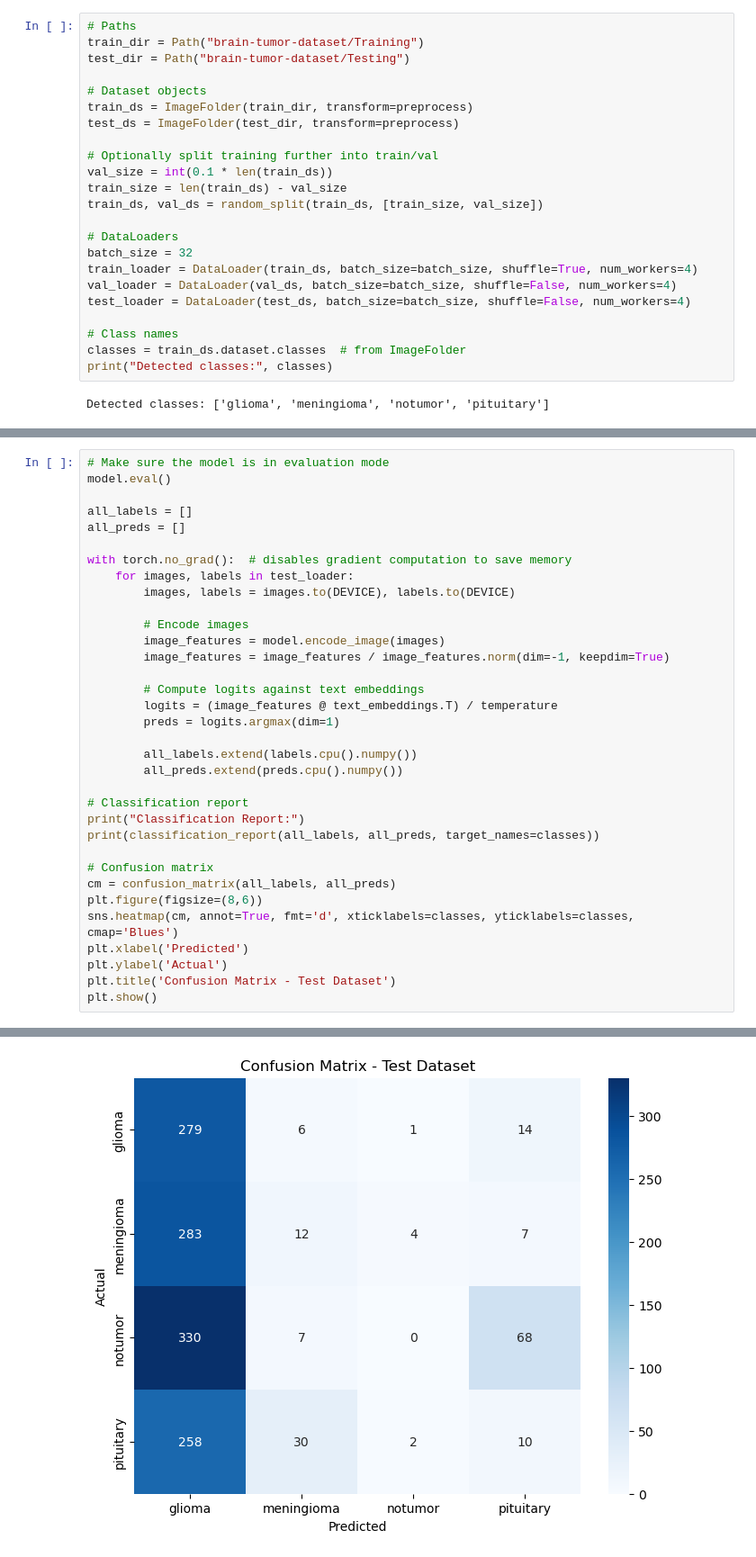
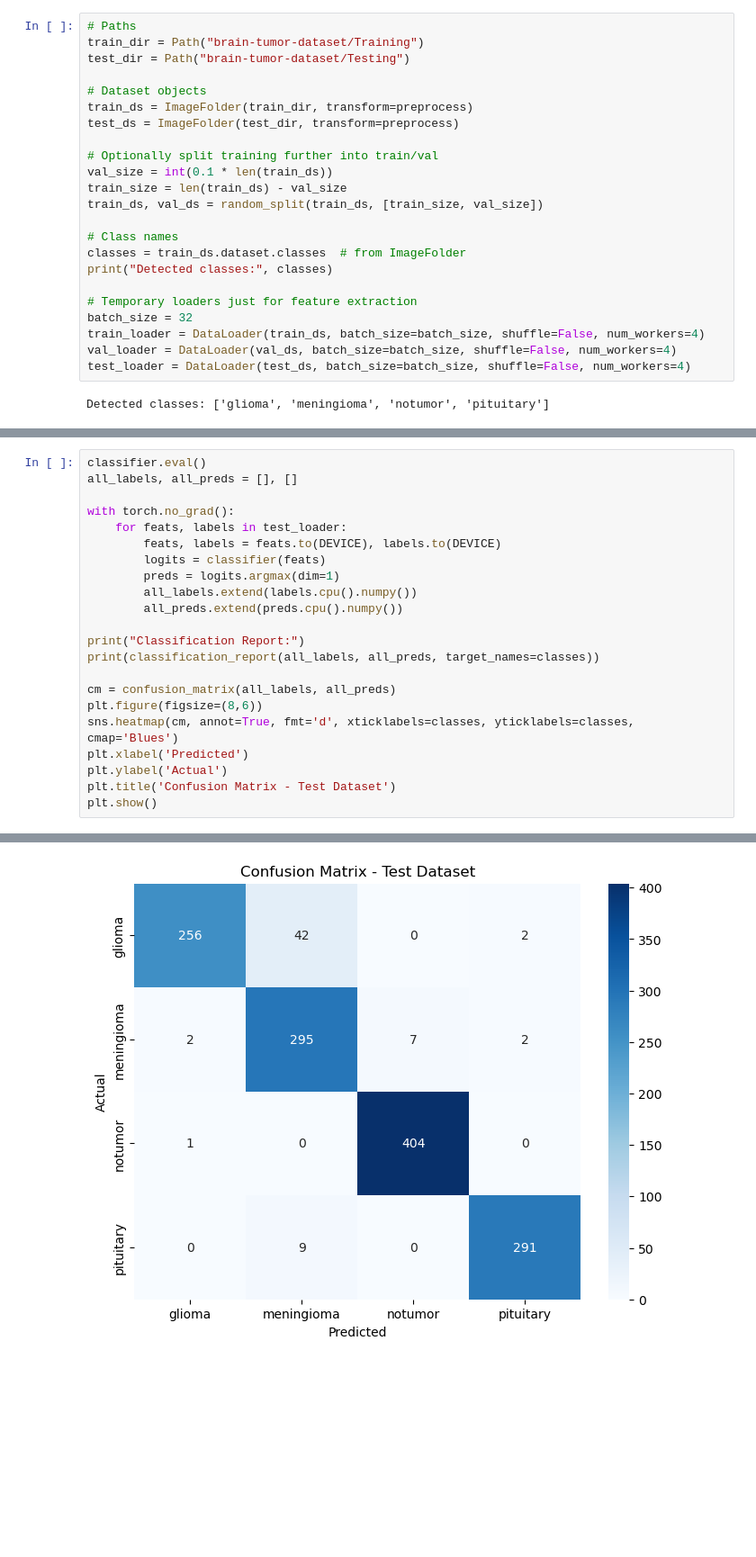
Before and after one commit to MakeshiftMaker/ai-project, a Jupyter notebook: brain-tumors.ipynb, the cells around one changed output, grey strips where cells are left out. Shown at 90% size. Drawn from its saved outputs; the diff is of its cells as text; blank space fills up the shorter version.

Commit message:
model performs at 94%

```diff
--- a/brain-tumors.ipynb
+++ b/brain-tumors.ipynb
@@ -59,15 +45,15 @@ val_size = int(0.1 * len(train_ds))
 train_size = len(train_ds) - val_size
 train_ds, val_ds = random_split(train_ds, [train_size, val_size])
 
-# DataLoaders
-batch_size = 32
-train_loader = DataLoader(train_ds, batch_size=batch_size, shuffle=True, num_workers=4)
-val_loader = DataLoader(val_ds, batch_size=batch_size, shuffle=False, num_workers=4)
-test_loader = DataLoader(test_ds, batch_size=batch_size, shuffle=False, num_workers=4)
-
 # Class names
 classes = train_ds.dataset.classes  # from ImageFolder
 print("Detected classes:", classes)
+
+# Temporary loaders just for feature extraction
+batch_size = 32
+train_loader = DataLoader(train_ds, batch_size=batch_size, shuffle=False, num_workers=4)
+val_loader = DataLoader(val_ds, batch_size=batch_size, shuffle=False, num_workers=4)
+test_loader = DataLoader(test_ds, batch_size=batch_size, shuffle=False, num_workers=4)
 # %% [output]
 Detected classes: ['glioma', 'meningioma', 'notumor', 'pituitary']
 # %%
@@ -150,30 +159,18 @@ Validation accuracy: 0.9824868651488616
 # %%
-# Make sure the model is in evaluation mode
-model.eval()
+classifier.eval()
+all_labels, all_preds = [], []
 
-all_labels = []
-all_preds = []
-
-with torch.no_grad():  # disables gradient computation to save memory
-    for images, labels in test_loader:
-        images, labels = images.to(DEVICE), labels.to(DEVICE)
-
-        # Encode images
-        image_features = model.encode_image(images)
-        image_features = image_features / image_features.norm(dim=-1, keepdim=True)
-
-        # Compute logits against text embeddings
-        logits = (image_features @ text_embeddings.T) / temperature
+with torch.no_grad():
+    for feats, labels in test_loader:
+        feats, labels = feats.to(DEVICE), labels.to(DEVICE)
+        logits = classifier(feats)
         preds = logits.argmax(dim=1)
-
         all_labels.extend(labels.cpu().numpy())
         all_preds.extend(preds.cpu().numpy())
 
-# Classification report
 print("Classification Report:")
 print(classification_report(all_labels, all_preds, target_names=classes))
 
-# Confusion matrix
 cm = confusion_matrix(all_labels, all_preds)
 plt.figure(figsize=(8,6))
 sns.heatmap(cm, annot=True, fmt='d', xticklabels=classes, yticklabels=classes, cmap='Blues')
@@ -196,2 +193,2 @@ weighted avg       0.13      0.23      0.12      1311
-[figure, old version]
+[figure, new version]
 # %%
```
Also changed, not shown: parts of 5 cells of this notebook.
